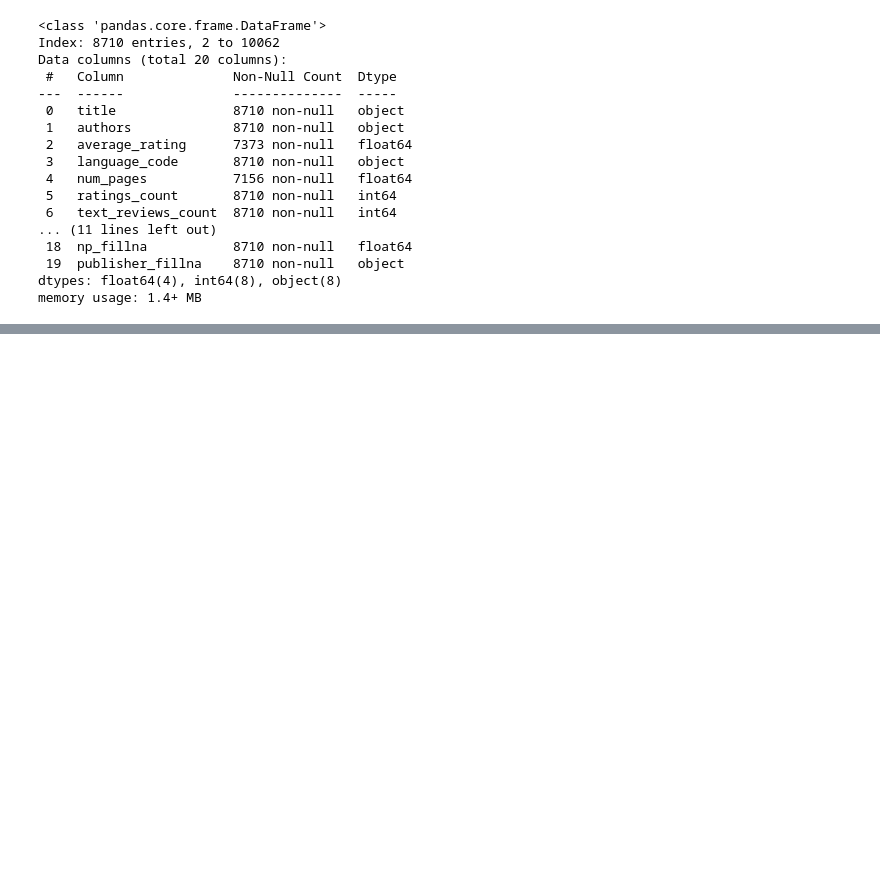
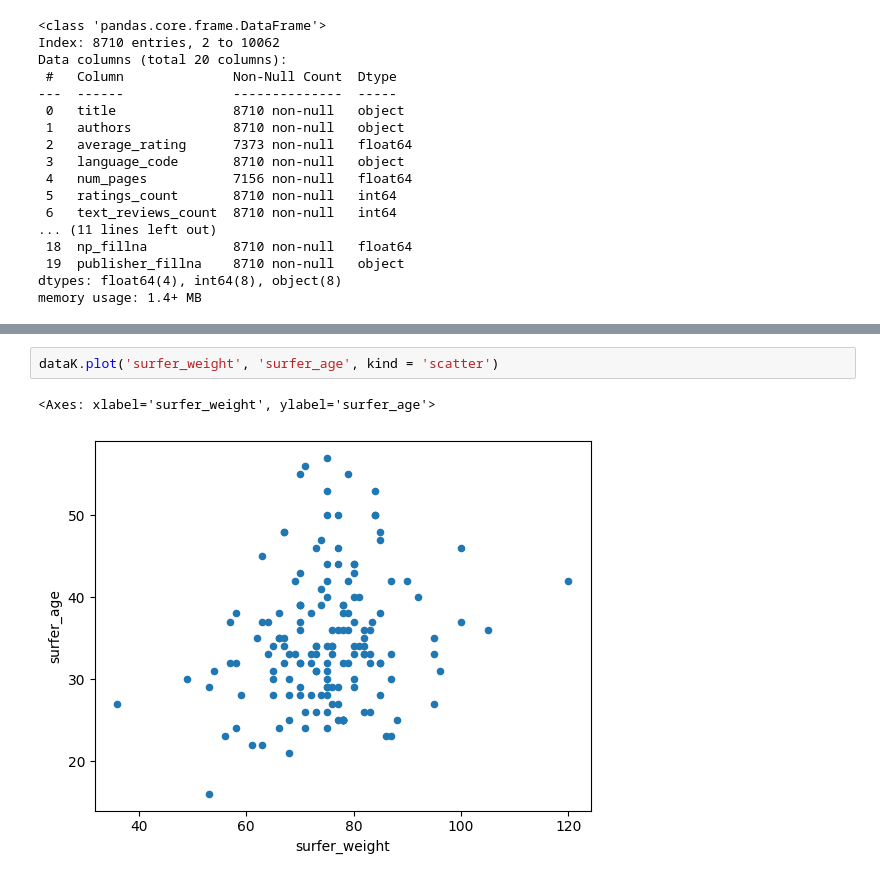
Before and after one commit to AlexGorel/IDE_NEW, a Jupyter notebook: Домашнее задание. Этап 1/HW220924.ipynb, the cells around one changed output, grey strips where cells are left out. Drawn from its saved outputs; the diff is of its cells as text; blank space fills up the shorter version.

```diff
--- a/Домашнее задание. Этап 1/HW220924.ipynb
+++ b/Домашнее задание. Этап 1/HW220924.ipynb
@@ -1357,0 +1377,5 @@ memory usage: 1.4+ MB
+# %%
+dataK.plot('surfer_weight', 'surfer_age', kind = 'scatter')
+# %% [output]
+<Axes: xlabel='surfer_weight', ylabel='surfer_age'>
+[figure, added]
```
Also changed, not shown: parts of 21 cells of this notebook, 4 other files.
